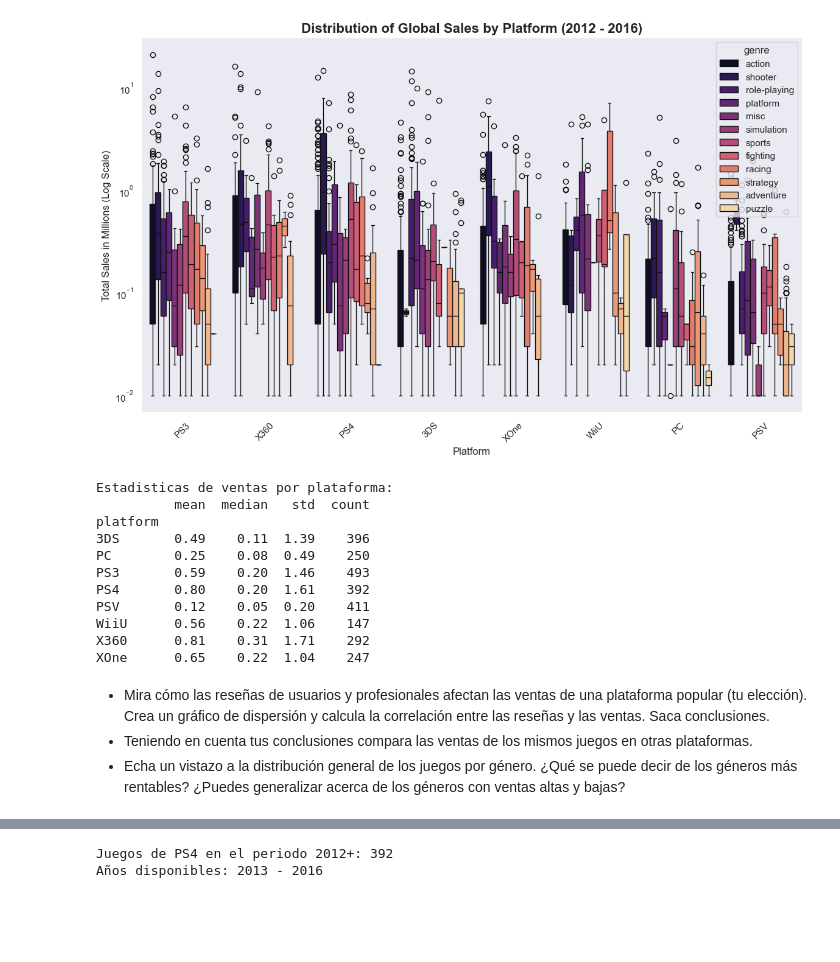
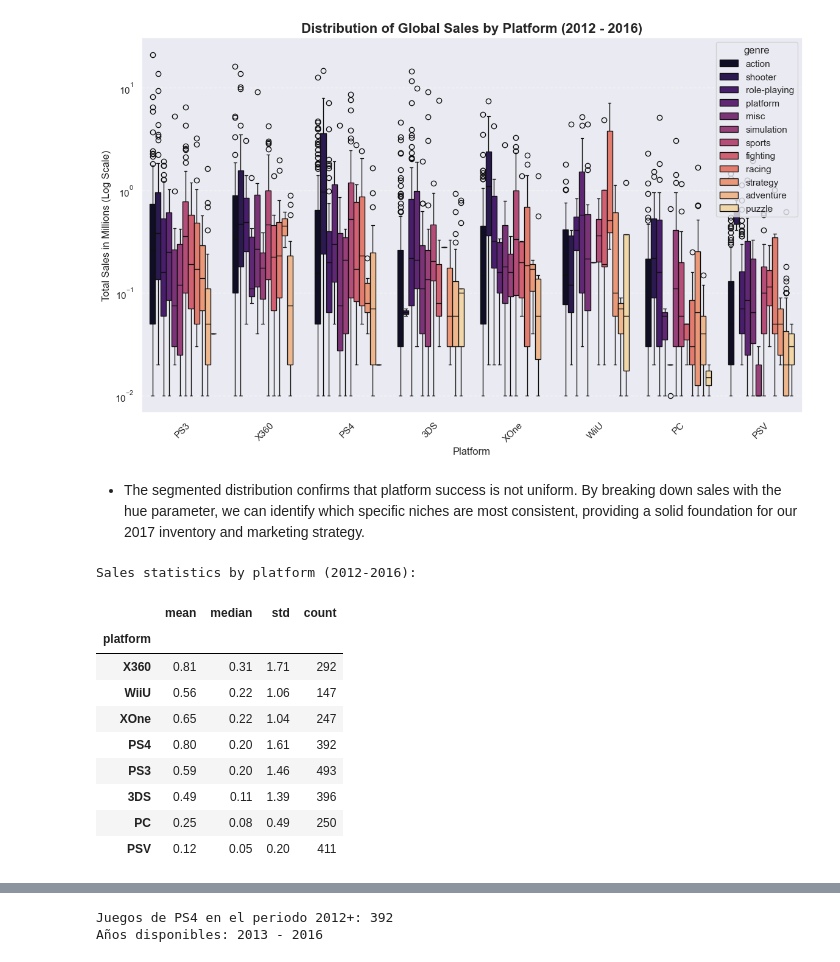
Before and after one commit to juliethrodri24-web/analisis_ventas_videojuegos_tienda, a Jupyter notebook: notebook.ipynb, the cells around one changed output, grey strips where cells are left out. Saved outputs shown, nothing was run; the diff lists cells and outputs as text; code cells hidden in the pictures; blank space fills up the shorter version.

Commit message:
stat: summarize platform sales distribution and volatility (2012-2016)

```diff
--- a/notebook.ipynb
+++ b/notebook.ipynb
@@ -939,27 +939,28 @@ plt.grid(axis='y', linestyle='--', alpha=0.5)
 plt.show()
 # %% [output]
 [figure]
+# %% [markdown]
+- The segmented distribution confirms that platform success is not uniform. By breaking down sales with the hue parameter, we can identify which specific niches are most consistent, providing a solid foundation for our 2017 inventory and marketing strategy.
 # %%
-### ANALIZO VENTAS PROMEDIO POR PLATAFORMA
+### ANALYZING AVERAGE SALES BY PLATFORM
 
-#Estadisticas descriptivas por plataforma
-stats_plataformas = games_boxplot.groupby('platform')['total_sales'].agg(['mean', 'median', 'std', 'count'])
-stats_plataformas = stats_plataformas.round(2)
-print("Estadisticas de ventas por plataforma:")
-print(stats_plataformas)
+# Descriptive statistics per platform
+platform_stats = games_boxplot_data.groupby('platform')['total_sales'].agg(['mean', 'median', 'std', 'count'])
+
+# Rounding for a cleaner presentation
+platform_stats = platform_stats.round(2)
+
+print("Sales statistics by platform (2012-2016):")
+platform_stats.sort_values(by='median', ascending=False)
 # %% [output]
-Estadisticas de ventas por plataforma:
-          mean  median   std  count
-platform
-3DS       0.49    0.11  1.39    396
-PC        0.25    0.08  0.49    250
-PS3       0.59    0.20  1.46    493
-PS4       0.80    0.20  1.61    392
-PSV       0.12    0.05  0.20    411
-WiiU      0.56    0.22  1.06    147
-X360      0.81    0.31  1.71    292
-XOne      0.65    0.22  1.04    247
+Sales statistics by platform (2012-2016):
+|  | mean | median | std | count |
+| platform |  |  |  |  |
+| X360 | 0.81 | 0.31 | 1.71 | 292 |
+| WiiU | 0.56 | 0.22 | 1.06 | 147 |
+| XOne | 0.65 | 0.22 | 1.04 | 247 |
+| PS4 | 0.80 | 0.20 | 1.61 | 392 |
+| PS3 | 0.59 | 0.20 | 1.46 | 493 |
+| 3DS | 0.49 | 0.11 | 1.39 | 396 |
+| PC | 0.25 | 0.08 | 0.49 | 250 |
+| PSV | 0.12 | 0.05 | 0.20 | 411 |
-# %% [markdown]
-- Mira cómo las reseñas de usuarios y profesionales afectan las ventas de una plataforma popular (tu elección). Crea un gráfico de dispersión y calcula la correlación entre las reseñas y las ventas. Saca conclusiones.
-- Teniendo en cuenta tus conclusiones compara las ventas de los mismos juegos en otras plataformas.
-- Echa un vistazo a la distribución general de los juegos por género. ¿Qué se puede decir de los géneros más rentables? ¿Puedes generalizar acerca de los géneros con ventas altas y bajas?
```
Also changed, not shown: parts of 2 cells of this notebook.
